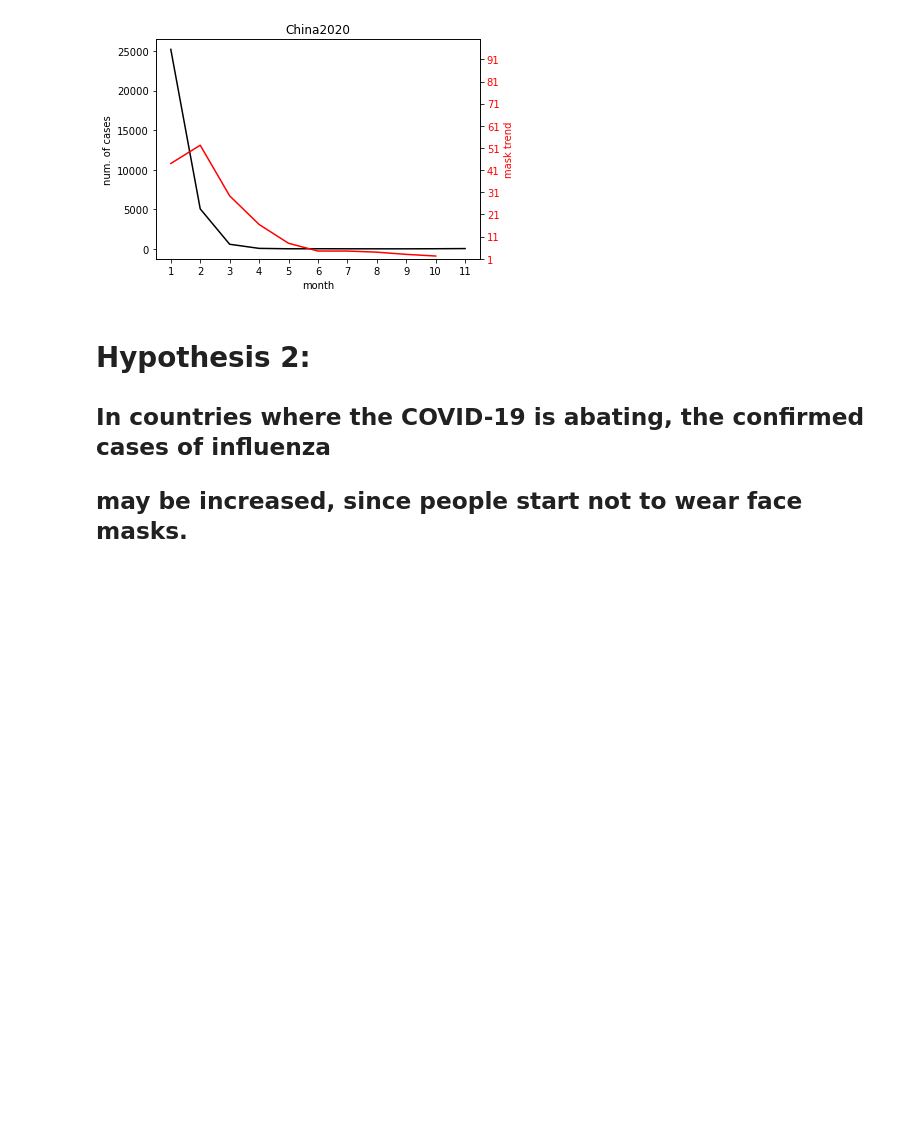
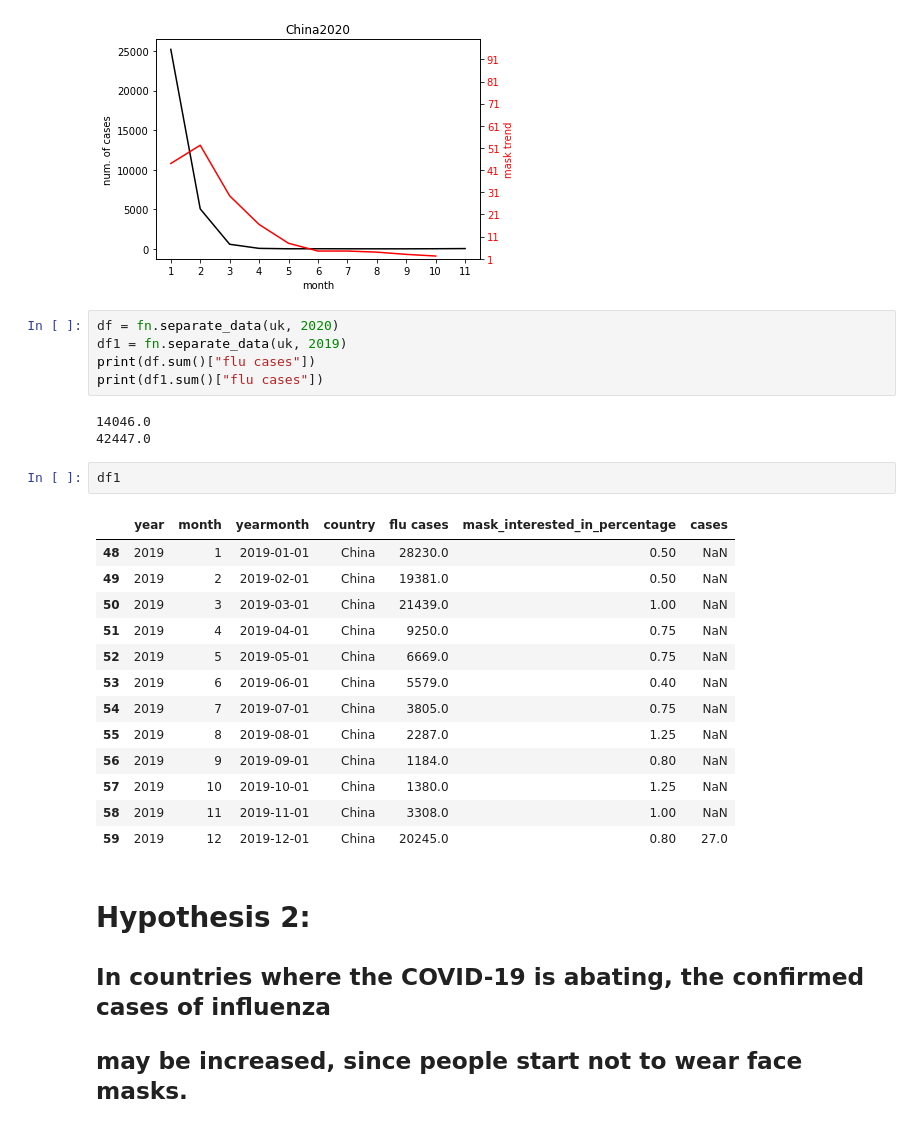
Before and after one commit to annaycc24/2020Fall_projects, a Jupyter notebook: final_pj_team05.ipynb, the cells around one changed output. Saved outputs shown, nothing was run; the diff lists cells and outputs as text; blank space fills up the shorter version.

```diff
--- a/final_pj_team05.ipynb
+++ b/final_pj_team05.ipynb
@@ -69,6 +59,30 @@ china_graph2019=fn.plot_graph(china, 2019, 2020, 1)
 [figure]
 [figure]
 [figure]
+# %%
+df = fn.separate_data(uk, 2020)
+df1 = fn.separate_data(uk, 2019)
+print(df.sum()["flu cases"])
+print(df1.sum()["flu cases"])
+# %% [output]
+14046.0
+42447.0
+# %%
+df1
+# %% [output]
+|  | year | month | yearmonth | country | flu cases | mask_interested_in_percentage | cases |
+| 48 | 2019 | 1 | 2019-01-01 | China | 28230.0 | 0.50 | NaN |
+| 49 | 2019 | 2 | 2019-02-01 | China | 19381.0 | 0.50 | NaN |
+| 50 | 2019 | 3 | 2019-03-01 | China | 21439.0 | 1.00 | NaN |
+| 51 | 2019 | 4 | 2019-04-01 | China | 9250.0 | 0.75 | NaN |
+| 52 | 2019 | 5 | 2019-05-01 | China | 6669.0 | 0.75 | NaN |
+| 53 | 2019 | 6 | 2019-06-01 | China | 5579.0 | 0.40 | NaN |
+| 54 | 2019 | 7 | 2019-07-01 | China | 3805.0 | 0.75 | NaN |
+| 55 | 2019 | 8 | 2019-08-01 | China | 2287.0 | 1.25 | NaN |
+| 56 | 2019 | 9 | 2019-09-01 | China | 1184.0 | 0.80 | NaN |
+| 57 | 2019 | 10 | 2019-10-01 | China | 1380.0 | 1.25 | NaN |
+| 58 | 2019 | 11 | 2019-11-01 | China | 3308.0 | 1.00 | NaN |
+| 59 | 2019 | 12 | 2019-12-01 | China | 20245.0 | 0.80 | 27.0 |
 # %% [markdown]
 # Hypothesis 2:
 ## In countries where the COVID-19 is abating, the confirmed cases of influenza
```
Also changed, not shown: parts of 1 cell of this notebook, 1 other file.
